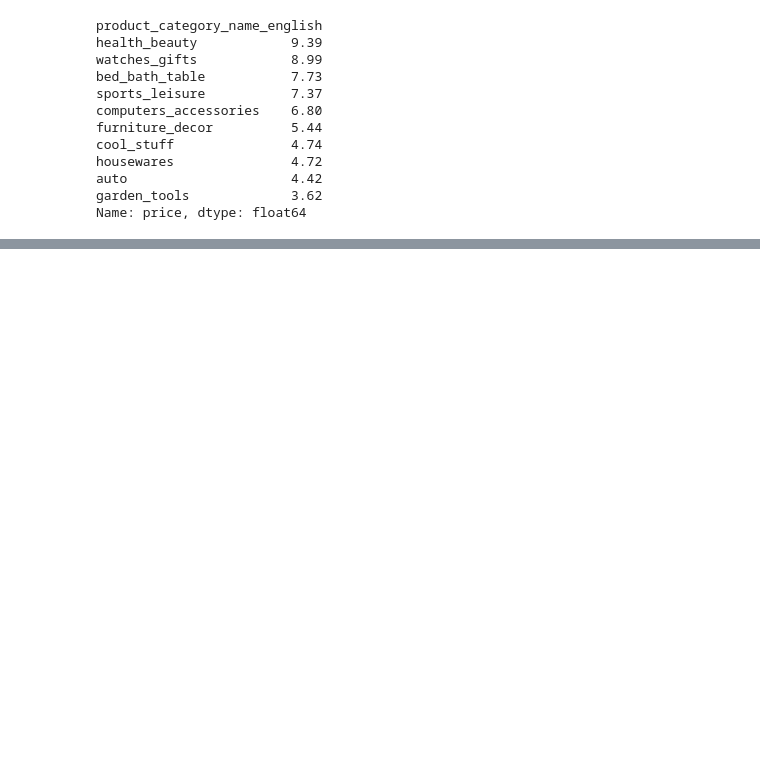
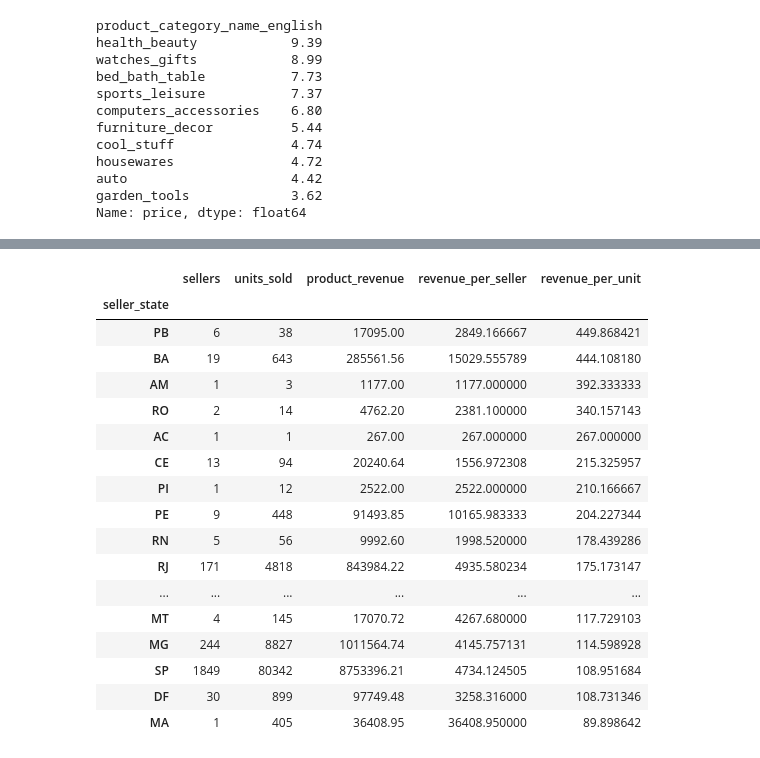
Before and after one commit to PoojaMandal7355/olist-ecommerce-analytics, a Jupyter notebook: notebooks/01_olist_eda.ipynb, the cells around one changed output, grey strips where cells are left out. Drawn from its saved outputs; the diff is of its cells as text; code cells hidden in the pictures; blank space fills up the shorter version.

Commit message:
Add seller analysis

```diff
--- a/notebooks/01_olist_eda.ipynb
+++ b/notebooks/01_olist_eda.ipynb
@@ -1088,0 +1193,6 @@ Name: price, dtype: float64
+# %%
+seller_sales = seller_sales.merge(
+    seller_locations,
+    on="seller_id",
+    how="left"
+)
@@ -1088,0 +1213,11 @@ Name: price, dtype: float64
+# %%
+seller_sales = seller_sales.drop(
+    columns=["seller_city_y", "seller_state_y"]
+)
+
+seller_sales = seller_sales.rename(
+    columns={
+        "seller_city_x": "seller_city",
+        "seller_state_x": "seller_state"
+    }
+)
@@ -1088,0 +1278,11 @@ Name: price, dtype: float64
+# %%
+state_sales = (
+    seller_sales
+    .groupby("seller_state")
+    .agg(
+        sellers=("seller_id", "nunique"),
+        units_sold=("units_sold", "sum"),
+        product_revenue=("product_revenue", "sum")
+    )
+)
+state_sales
@@ -1088,0 +1308,4 @@ Name: price, dtype: float64
+# %%
+state_sales["revenue_per_seller"] = (
+    state_sales["product_revenue"] / state_sales["sellers"]
+)
@@ -1088,0 +1336,28 @@ Name: price, dtype: float64
+# %%
+state_sales["revenue_per_unit"] = (
+    state_sales["product_revenue"] / state_sales["units_sold"]
+)
+
+state_sales.sort_values(
+    "revenue_per_unit",
+    ascending=False
+)
+# %% [output]
+|  | sellers | units_sold | product_revenue | revenue_per_seller | revenue_per_unit |
+| seller_state |  |  |  |  |  |
+| PB | 6 | 38 | 17095.00 | 2849.166667 | 449.868421 |
+| BA | 19 | 643 | 285561.56 | 15029.555789 | 444.108180 |
+| AM | 1 | 3 | 1177.00 | 1177.000000 | 392.333333 |
+| RO | 2 | 14 | 4762.20 | 2381.100000 | 340.157143 |
+| AC | 1 | 1 | 267.00 | 267.000000 | 267.000000 |
+| CE | 13 | 94 | 20240.64 | 1556.972308 | 215.325957 |
+| PI | 1 | 12 | 2522.00 | 2522.000000 | 210.166667 |
+| PE | 9 | 448 | 91493.85 | 10165.983333 | 204.227344 |
+| RN | 5 | 56 | 9992.60 | 1998.520000 | 178.439286 |
+| RJ | 171 | 4818 | 843984.22 | 4935.580234 | 175.173147 |
+| ... | ... | ... | ... | ... | ... |
+| MT | 4 | 145 | 17070.72 | 4267.680000 | 117.729103 |
+| MG | 244 | 8827 | 1011564.74 | 4145.757131 | 114.598928 |
+| SP | 1849 | 80342 | 8753396.21 | 4734.124505 | 108.951684 |
+| DF | 30 | 899 | 97749.48 | 3258.316000 | 108.731346 |
+| MA | 1 | 405 | 36408.95 | 36408.950000 | 89.898642 |
```
Also changed, not shown: parts of 14 cells of this notebook.
